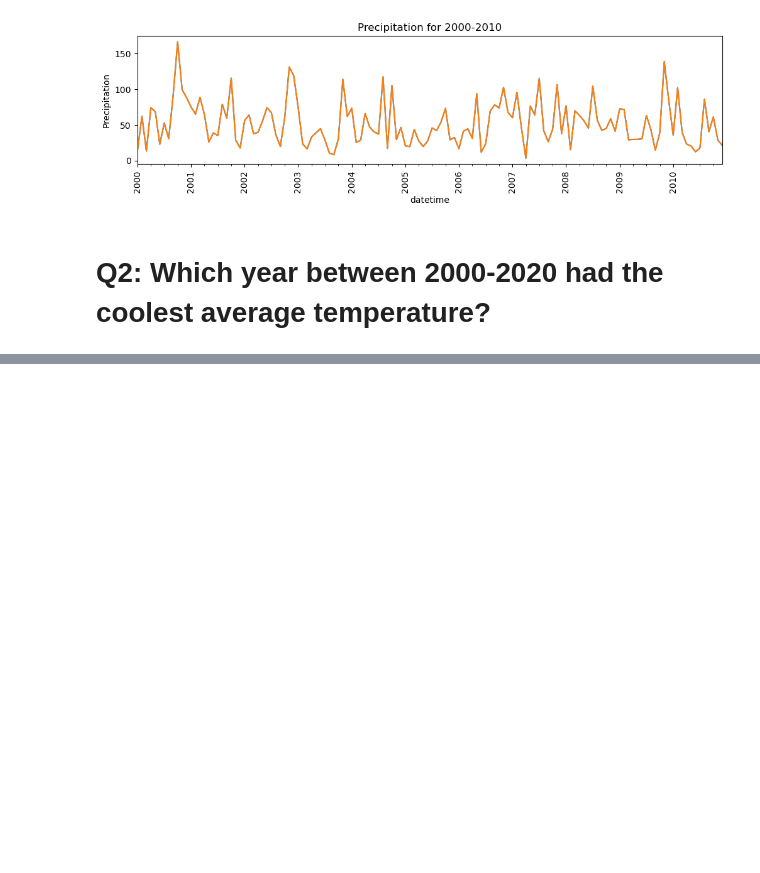
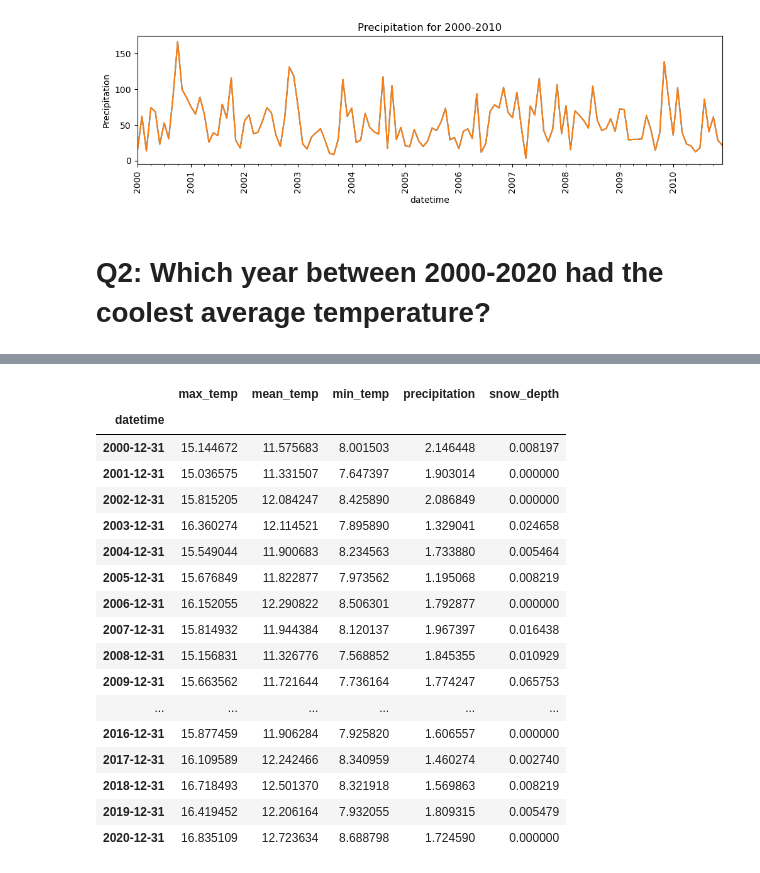
Before and after one commit to sharclark/Core-Resampling-Datetime-Data, a Jupyter notebook: Core Resampling Datetime Data.ipynb, the cells around one changed output, grey strips where cells are left out. Cells and saved outputs as stored; diff of their text form; code cells hidden in the pictures; blank space fills up the shorter version.

```diff
--- a/Core Resampling Datetime Data.ipynb
+++ b/Core Resampling Datetime Data.ipynb
@@ -407,0 +427,25 @@ fig.autofmt_xdate(rotation=90,ha='center');
+# %%
+# dont need to filter years, that is already the range
+## resample as year and use average as aggregate
+df3_year_res = df3.resample('Y').mean()
+df3_year_res.name = "Year_Resampled"
+df3_year_res
+# %% [output]
+|  | max_temp | mean_temp | min_temp | precipitation | snow_depth |
+| datetime |  |  |  |  |  |
+| 2000-12-31 | 15.144672 | 11.575683 | 8.001503 | 2.146448 | 0.008197 |
+| 2001-12-31 | 15.036575 | 11.331507 | 7.647397 | 1.903014 | 0.000000 |
+| 2002-12-31 | 15.815205 | 12.084247 | 8.425890 | 2.086849 | 0.000000 |
+| 2003-12-31 | 16.360274 | 12.114521 | 7.895890 | 1.329041 | 0.024658 |
+| 2004-12-31 | 15.549044 | 11.900683 | 8.234563 | 1.733880 | 0.005464 |
+| 2005-12-31 | 15.676849 | 11.822877 | 7.973562 | 1.195068 | 0.008219 |
+| 2006-12-31 | 16.152055 | 12.290822 | 8.506301 | 1.792877 | 0.000000 |
+| 2007-12-31 | 15.814932 | 11.944384 | 8.120137 | 1.967397 | 0.016438 |
+| 2008-12-31 | 15.156831 | 11.326776 | 7.568852 | 1.845355 | 0.010929 |
+| 2009-12-31 | 15.663562 | 11.721644 | 7.736164 | 1.774247 | 0.065753 |
+| ... | ... | ... | ... | ... | ... |
+| 2016-12-31 | 15.877459 | 11.906284 | 7.925820 | 1.606557 | 0.000000 |
+| 2017-12-31 | 16.109589 | 12.242466 | 8.340959 | 1.460274 | 0.002740 |
+| 2018-12-31 | 16.718493 | 12.501370 | 8.321918 | 1.569863 | 0.008219 |
+| 2019-12-31 | 16.419452 | 12.206164 | 7.932055 | 1.809315 | 0.005479 |
+| 2020-12-31 | 16.835109 | 12.723634 | 8.688798 | 1.724590 | 0.000000 |
```
Also changed, not shown: parts of 6 cells of this notebook.
